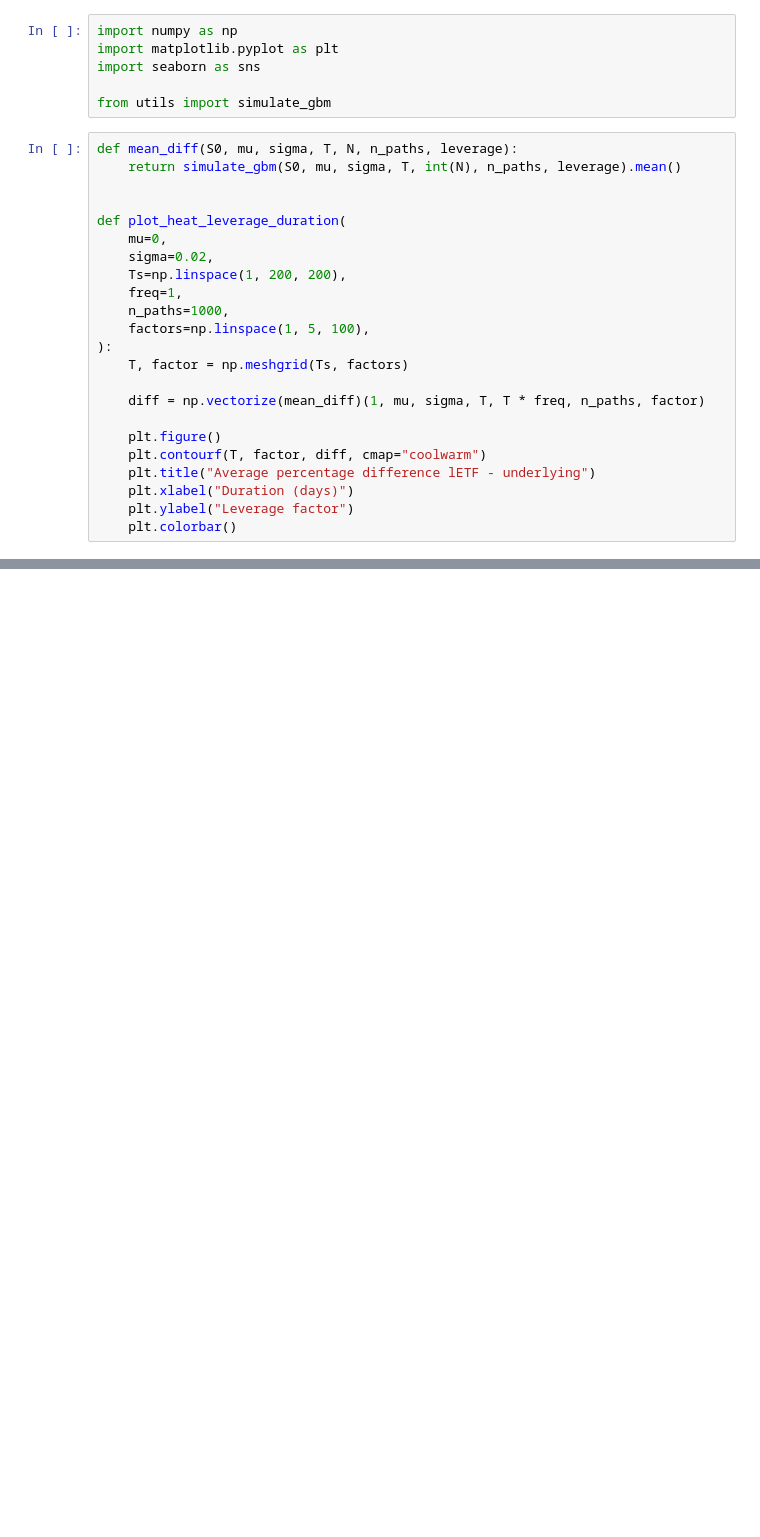
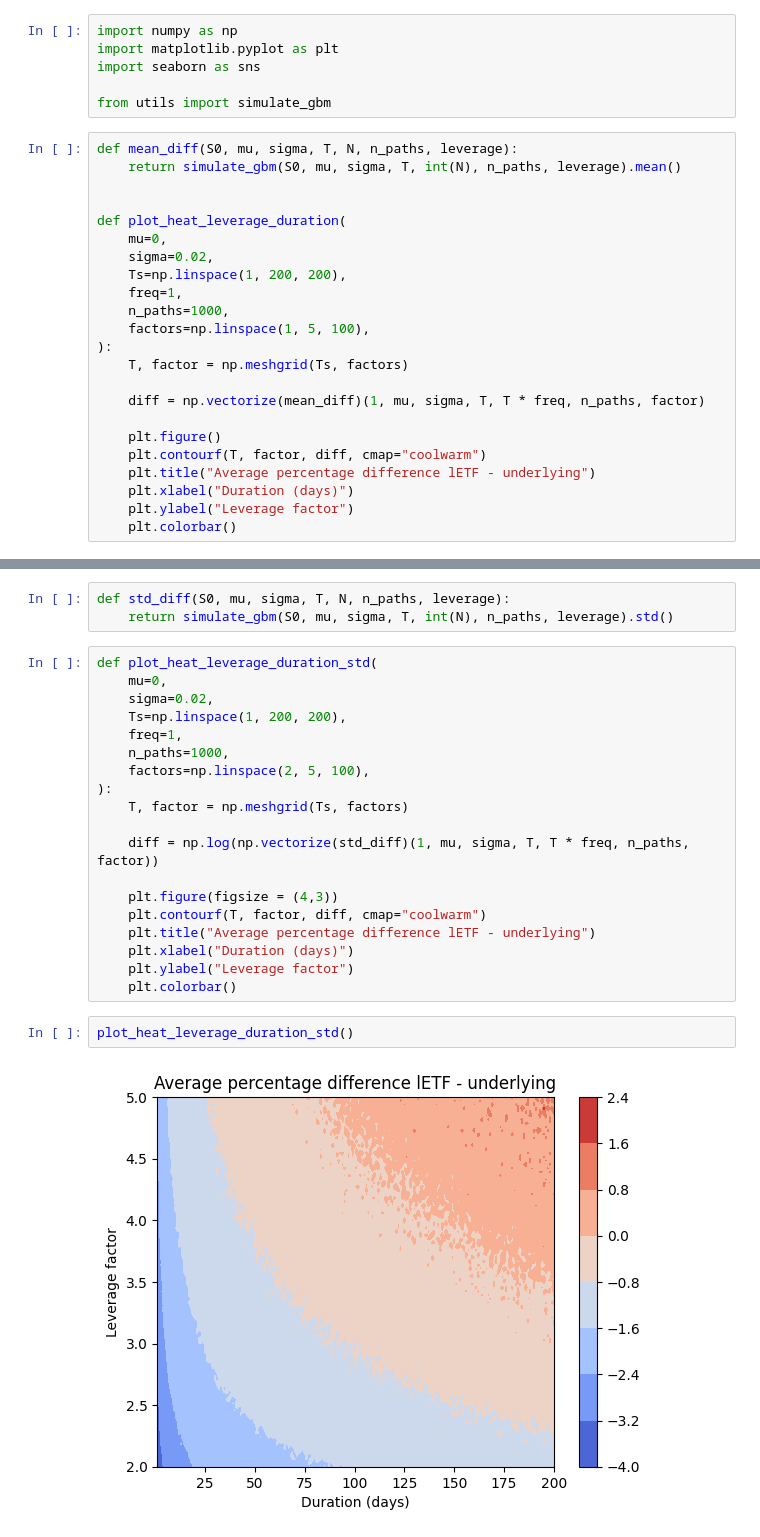
Before and after one commit to albesianor/Leveraged-ETFs, a Jupyter notebook: 02_leverage_duration_analysis.ipynb, the cells around one changed output, grey strips where cells are left out. Drawn from its saved outputs; the diff is of its cells as text; blank space fills up the shorter version.

```diff
--- a/02_leverage_duration_analysis.ipynb
+++ b/02_leverage_duration_analysis.ipynb
@@ -69,0 +70,26 @@ plot_heat_leverage_duration(mu=0, Ts=np.linspace(1, 41, 41), sigma=0.4)
+# %%
+def std_diff(S0, mu, sigma, T, N, n_paths, leverage):
+    return simulate_gbm(S0, mu, sigma, T, int(N), n_paths, leverage).std()
+# %%
+def plot_heat_leverage_duration_std(
+    mu=0,
+    sigma=0.02,
+    Ts=np.linspace(1, 200, 200),
+    freq=1,
+    n_paths=1000,
+    factors=np.linspace(2, 5, 100),
+):
+    T, factor = np.meshgrid(Ts, factors)
+
+    diff = np.log(np.vectorize(std_diff)(1, mu, sigma, T, T * freq, n_paths, factor))
+
+    plt.figure(figsize = (4,3))
+    plt.contourf(T, factor, diff, cmap="coolwarm")
+    plt.title("Average percentage difference lETF - underlying")
+    plt.xlabel("Duration (days)")
+    plt.ylabel("Leverage factor")
+    plt.colorbar()
+# %%
+plot_heat_leverage_duration_std()
+# %% [output]
+[figure, added]
```
Also changed, not shown: parts of 18 cells of this notebook.
